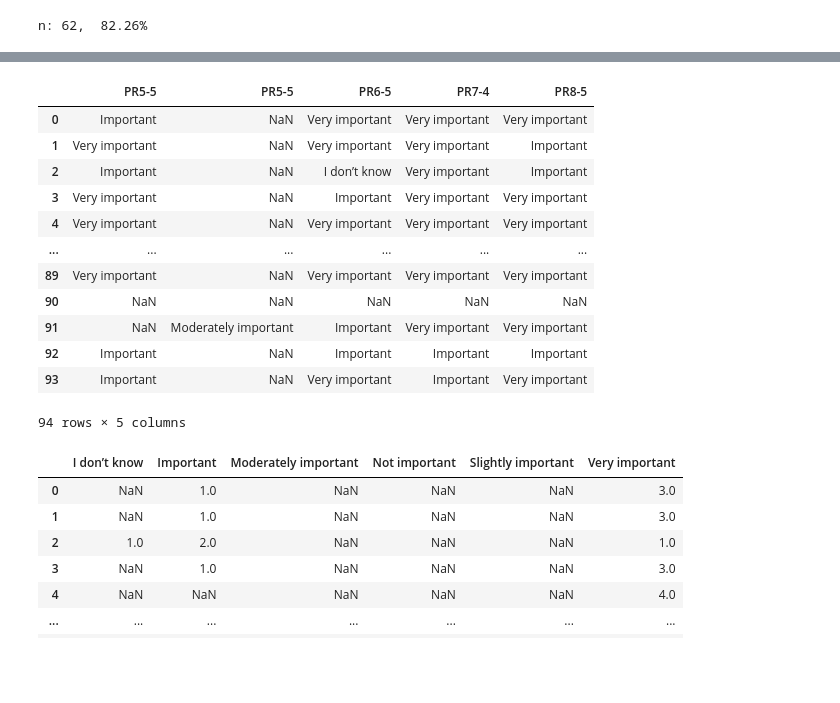
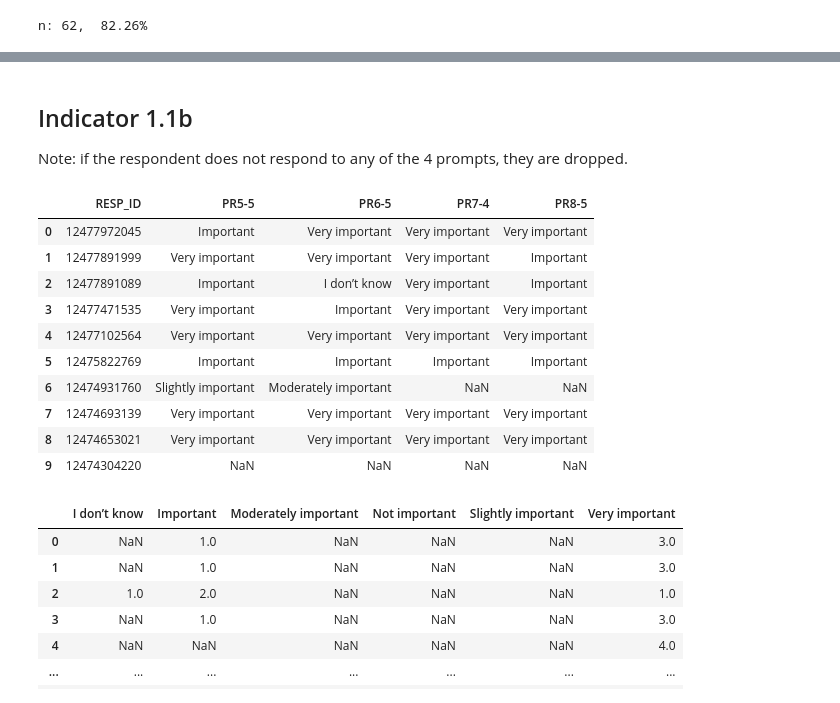
Before and after one commit to eanderson-ei/dev-env, a Jupyter notebook: notebooks/mi2-survey.ipynb, the cells around one changed output, grey strips where cells are left out. Drawn from its saved outputs; the diff is of its cells as text; code cells hidden in the pictures; blank space fills up the shorter version.

```diff
--- a/notebooks/mi2-survey.ipynb
+++ b/notebooks/mi2-survey.ipynb
@@ -8 +10,34 @@ This script concatenates the responses for identically worded questions into a s
 ?: "I believe most biodiversity programs" and "I believe most USAID biodiversity programs"... same question or different?
+# %%
+raw_inputs = pd.read_excel(r'C:\Users\Erik\OneDrive - Environmental Incentives\Downloads\mi2-data.xlsx', 'RAW_INPUT', header=[0,1], engine='openpyxl', date_parser=[3,4])
+raw_coded = pd.read_excel(r'C:\Users\Erik\OneDrive - Environmental Incentives\Downloads\mi2-data.xlsx', 'RAW_CODED', header=None, engine='openpyxl', date_parser=[3,4])
+
+# rename headers (can't read in duplicate headers, must rename)
+# TODO: create a single list-like table instead of reading in RAW_CODED
+coded_df = raw_inputs.copy()
+coded_df.columns = raw_coded.iloc[0]
+coded_df.columns
+
+# concatenate identical questions and drop response row
+columns = coded_df.columns
+column_filters = [columns.get_loc(c) for c in columns]  # -> int if unique else boolean array
+series = []
+already_seen = set()
+for i in column_filters:
+    if type(i)==int:
+        series.append(coded_df.iloc[:,i])
+    elif type(i)==np.ndarray:
+        s = coded_df.iloc[:,i].copy()
+        name = s.columns[0]
+        if name not in already_seen:
+            s = s.apply(lambda x: ', '.join(x.dropna().astype(str)), axis=1)
+            s.name = name
+            series.append(s)
+            already_seen.add(name)
+clean_df = pd.concat(series, axis=1)
+
+# convert all empty cells to nan
+clean_df = clean_df.replace(r'^\s*$', np.nan, regex=True)
+
+# save to csv
+clean_df.to_csv('clean_df.csv')
@@ -51,7 +90,7 @@ clean_df.to_csv('clean_df.csv')
 # %% [markdown]
 ## Data Munging Walk-through
 # %%
-dff = pd.read_excel(r'C:/Users/Erik/Downloads/mi2-data.xlsx', 'RAW_INPUT', header=[0,1], engine='openpyxl', date_parser=[3,4])
+dff = pd.read_excel(r'C:\Users\Erik\OneDrive - Environmental Incentives/Downloads/mi2-data.xlsx', 'RAW_INPUT', header=[0,1], engine='openpyxl', date_parser=[3,4])
 for column in dff.columns:
     print(column)
 # %% [output]
@@ -320,0 +371,7 @@ n: 62,  82.26%
+# %%
+# store response-level results in column i1_1a
+clean_df['i1_1a_values'] = clean_df['AM6-3']
+clean_df['i1_1a'] = clean_df['i1_1a_values'].isin(['Strongly Agree', 'Agree'])
+filt = clean_df['i1_1a_values'].isna()
+clean_df['i1_1a'] = clean_df['i1_1a'].mask(filt, np.nan)
+clean_df[['i1_1a_values', 'i1_1a']]
@@ -321,17 +392,18 @@ n: 62,  82.26%
+# %% [markdown]
+## Indicator 1.1b
+Note: if the respondent does not respond to any of the 4 prompts, they are dropped.
 # %%
-coded_df[['PR5-5', 'PR6-5', 'PR7-4', 'PR8-5']]
+clean_df[['RESP_ID', 'PR5-5', 'PR6-5', 'PR7-4', 'PR8-5']].head(10)
 # %% [output]
-|  | PR5-5 | PR5-5 | PR6-5 | PR7-4 | PR8-5 |
-| 0 | Important | NaN | Very important | Very important | Very important |
-| 1 | Very important | NaN | Very important | Very important | Important |
-| 2 | Important | NaN | I don’t know | Very important | Important |
-| 3 | Very important | NaN | Important | Very important | Very important |
-| 4 | Very important | NaN | Very important | Very important | Very important |
-| ... | ... | ... | ... | ... | ... |
-| 89 | Very important | NaN | Very important | Very important | Very important |
-| 90 | NaN | NaN | NaN | NaN | NaN |
-| 91 | NaN | Moderately important | Important | Very important | Very important |
-| 92 | Important | NaN | Important | Important | Important |
-| 93 | Important | NaN | Very important | Important | Very important |
+|  | RESP_ID | PR5-5 | PR6-5 | PR7-4 | PR8-5 |
+| 0 | 12477972045 | Important | Very important | Very important | Very important |
+| 1 | 12477891999 | Very important | Very important | Very important | Important |
+| 2 | 12477891089 | Important | I don’t know | Very important | Important |
+| 3 | 12477471535 | Very important | Important | Very important | Very important |
+| 4 | 12477102564 | Very important | Very important | Very important | Very important |
+| 5 | 12475822769 | Important | Important | Important | Important |
+| 6 | 12474931760 | Slightly important | Moderately important | NaN | NaN |
+| 7 | 12474693139 | Very important | Very important | Very important | Very important |
+| 8 | 12474653021 | Very important | Very important | Very important | Very important |
+| 9 | 12474304220 | NaN | NaN | NaN | NaN |
-94 rows × 5 columns
 # %%
```
Also changed, not shown: parts of 43 cells of this notebook, 6 other files.
